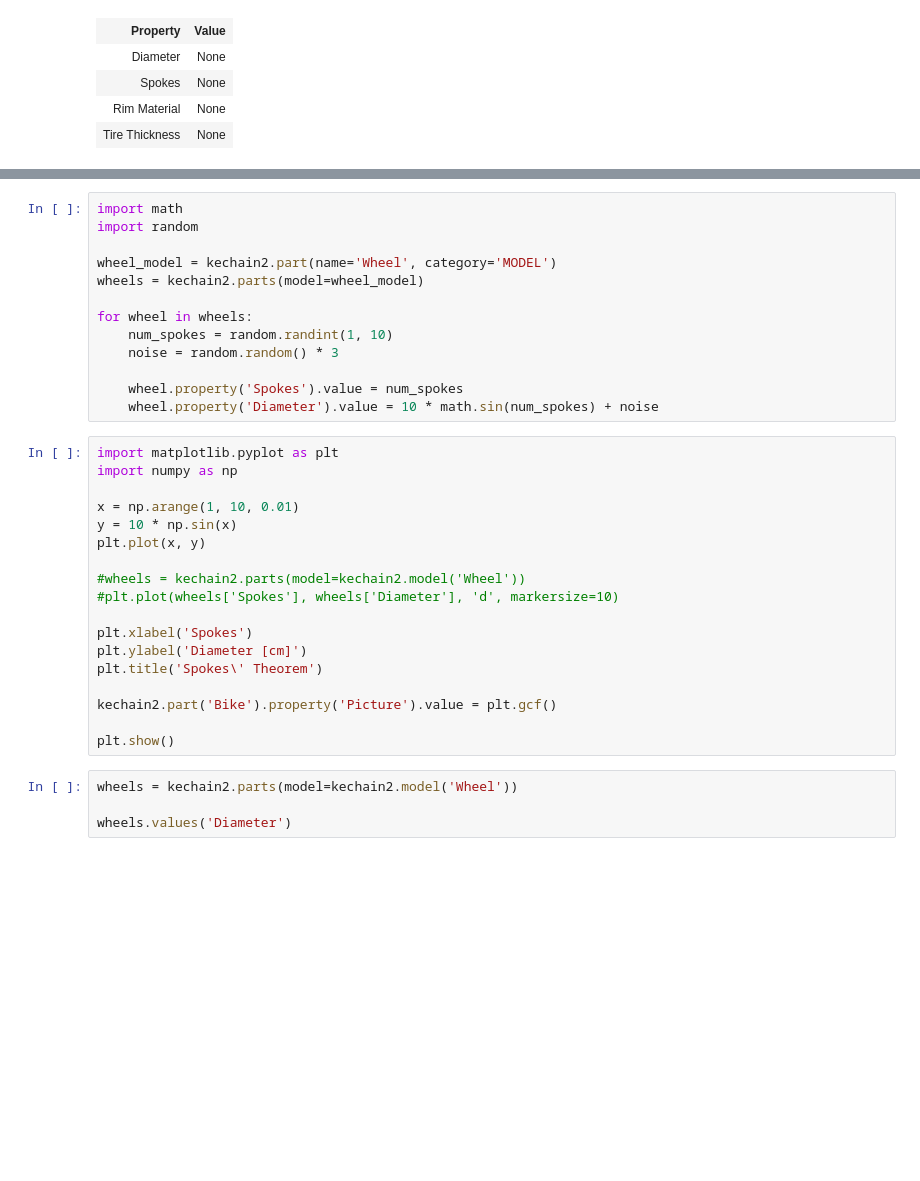
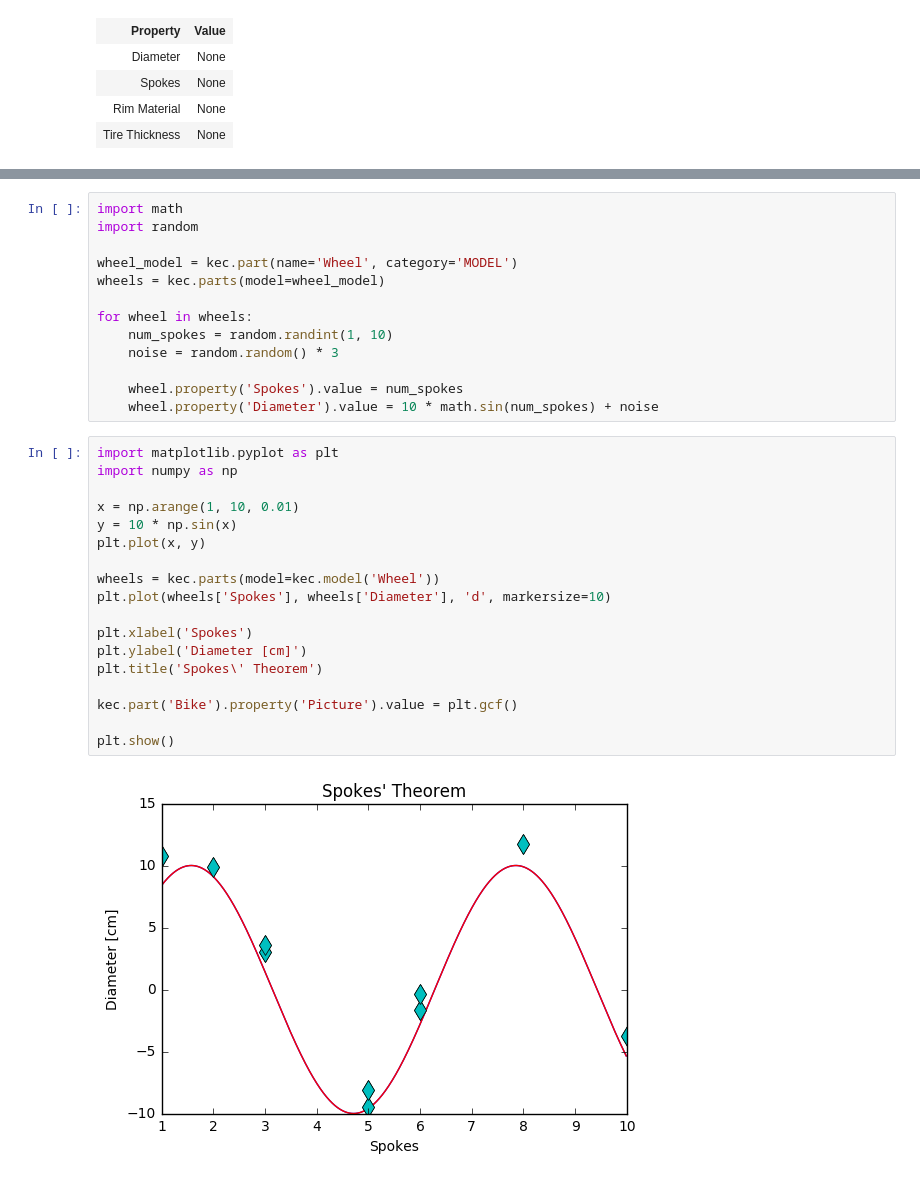
Before and after one commit to KE-works/pykechain, a Jupyter notebook: example2.ipynb, the cells around one changed output, grey strips where cells are left out. Cells and saved outputs as stored; diff of their text form; blank space fills up the shorter version.

Commit message:
re-evaluated example notebook and fixed part reference in property

```diff
--- a/example2.ipynb
+++ b/example2.ipynb
@@ -88,8 +128,8 @@ bike.add(wheel)
 import math
 import random
 
-wheel_model = kechain2.part(name='Wheel', category='MODEL')
-wheels = kechain2.parts(model=wheel_model)
+wheel_model = kec.part(name='Wheel', category='MODEL')
+wheels = kec.parts(model=wheel_model)
 
 for wheel in wheels:
     num_spokes = random.randint(1, 10)
@@ -100,22 +140,20 @@ for wheel in wheels:
 # %%
 import matplotlib.pyplot as plt
 import numpy as np
 
 x = np.arange(1, 10, 0.01)
 y = 10 * np.sin(x)
 plt.plot(x, y)
 
-#wheels = kechain2.parts(model=kechain2.model('Wheel'))
-#plt.plot(wheels['Spokes'], wheels['Diameter'], 'd', markersize=10)
+wheels = kec.parts(model=kec.model('Wheel'))
+plt.plot(wheels['Spokes'], wheels['Diameter'], 'd', markersize=10)
 
 plt.xlabel('Spokes')
 plt.ylabel('Diameter [cm]')
 plt.title('Spokes\' Theorem')
 
-kechain2.part('Bike').property('Picture').value = plt.gcf()
+kec.part('Bike').property('Picture').value = plt.gcf()
 
 plt.show()
+# %% [output]
+[figure, added]
-# %%
-wheels = kechain2.parts(model=kechain2.model('Wheel'))
-
-wheels.values('Diameter')
```
Also changed, not shown: parts of 11 cells of this notebook, 1 other file.
